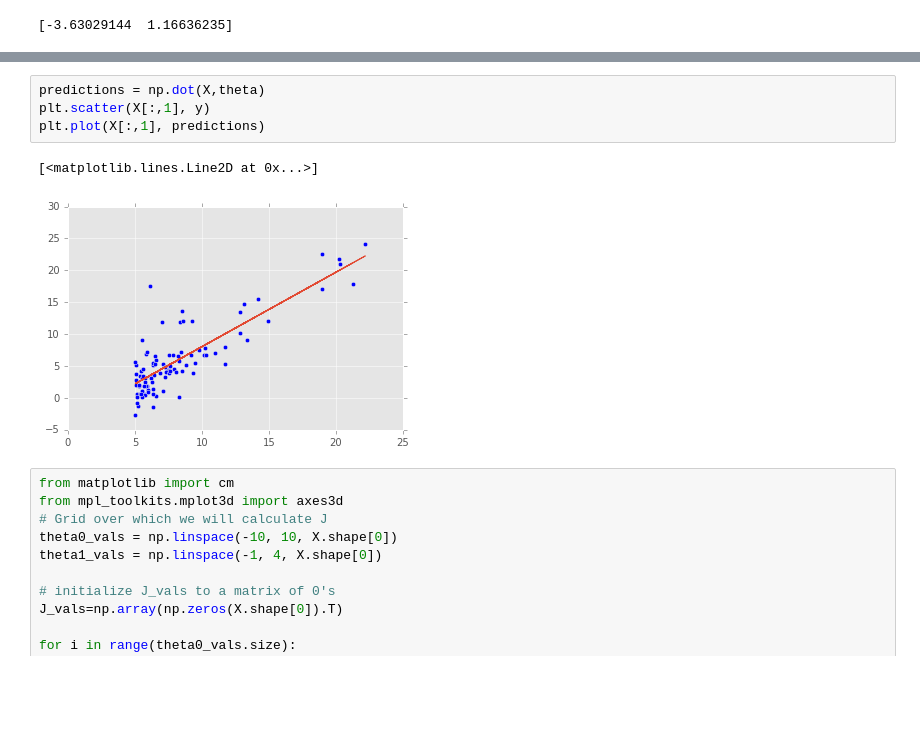
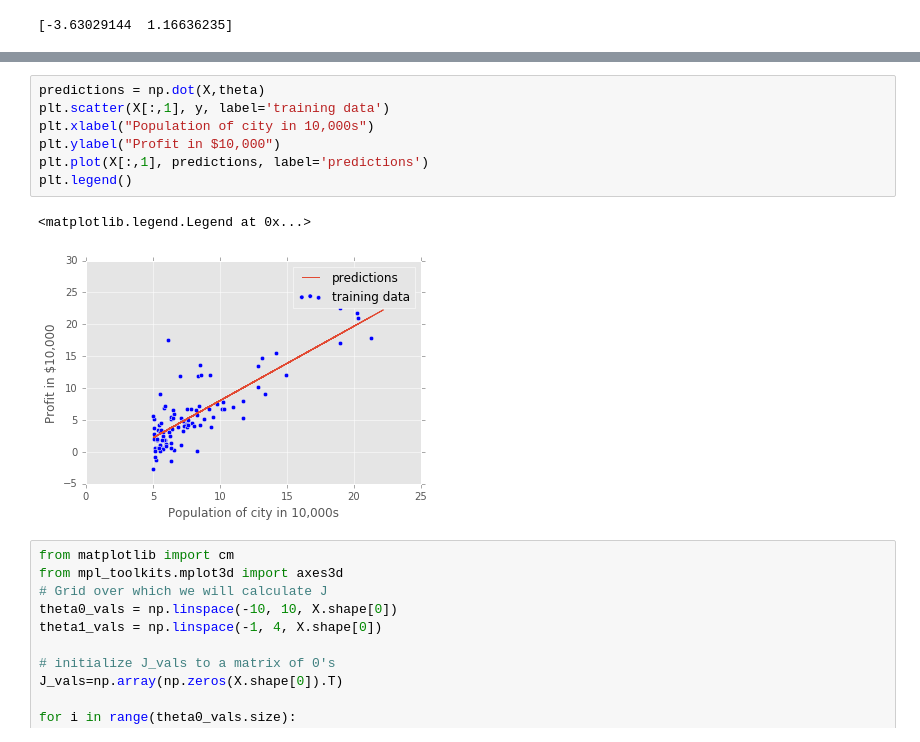
Before and after one commit to slegroux/slgML, a Jupyter notebook: linear_regression.ipynb, the cells around one changed output, grey strips where cells are left out. Drawn from its saved outputs; the diff is of its cells as text; blank space fills up the shorter version.

```diff
--- a/linear_regression.ipynb
+++ b/linear_regression.ipynb
@@ -67,10 +74,13 @@ print theta
 # %%
 predictions = np.dot(X,theta)
-plt.scatter(X[:,1], y)
-plt.plot(X[:,1], predictions)
+plt.scatter(X[:,1], y, label='training data')
+plt.xlabel("Population of city in 10,000s")
+plt.ylabel("Profit in $10,000")
+plt.plot(X[:,1], predictions, label='predictions')
+plt.legend()
 # %% [output]
-[<matplotlib.lines.Line2D at 0x...>]
+<matplotlib.legend.Legend at 0x...>
-[figure, old version]
+[figure, new version]
 # %%
 from matplotlib import cm
 from mpl_toolkits.mplot3d import axes3d
```
Also changed, not shown: parts of 18 cells of this notebook, 1 other file.
